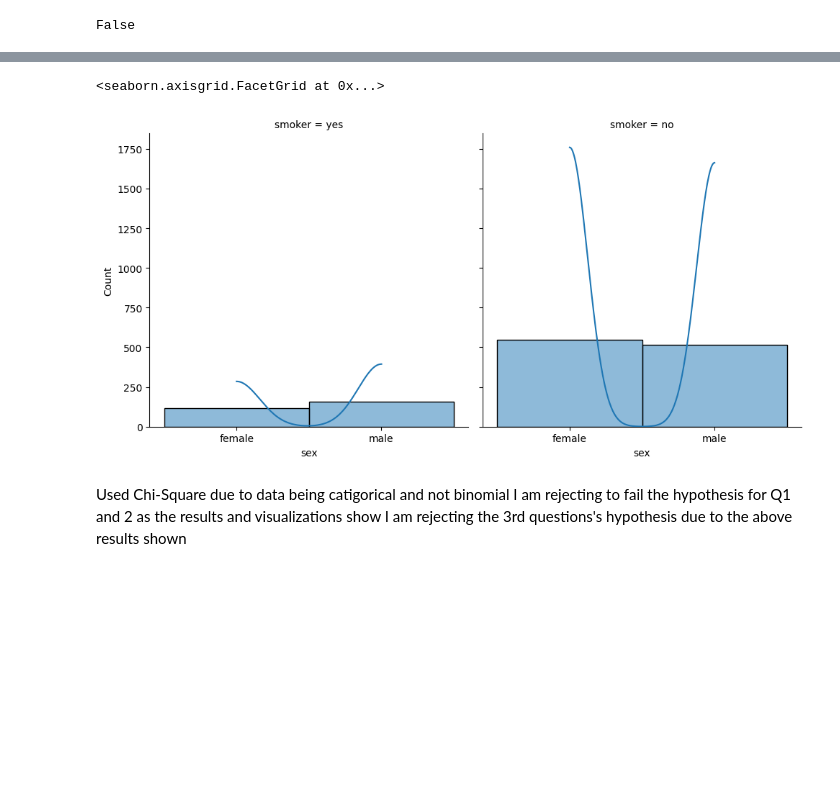
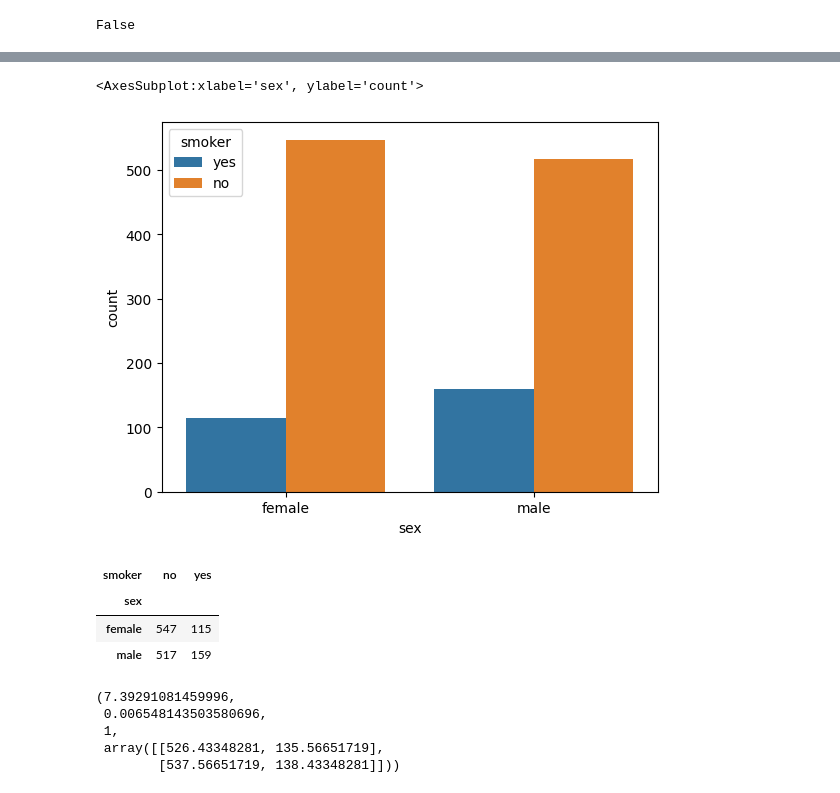
Before and after one commit to Metalface-code/Hypothesis-Testing-and-Distributions, a Jupyter notebook: Hypothesis Testing with Insurance Data.ipynb, the cells around one changed output, grey strips where cells are left out. Drawn from its saved outputs; the diff is of its cells as text; code cells hidden in the pictures; blank space fills up the shorter version.

```diff
--- a/Hypothesis Testing with Insurance Data.ipynb
+++ b/Hypothesis Testing with Insurance Data.ipynb
@@ -120,9 +142,22 @@ sns.displot(data=df, x='charges', col= 'region', kde=True)
 # %%
-sns.displot(data=df, x='sex', col= 'smoker', kde=True)
+sns.countplot(data=df, x='sex', hue= 'smoker')
 # %% [output]
-<seaborn.axisgrid.FacetGrid at 0x...>
+<AxesSubplot:xlabel='sex', ylabel='count'>
-[figure, old version]
+[figure, new version]
-# %% [markdown]
-Used Chi-Square due to data being catigorical and not binomial
-I am rejecting to fail the hypothesis for Q1 and 2 as the results and visualizations show
-I am rejecting the 3rd questions's hypothesis due to the above results shown
+# %%
+table = pd.crosstab(df['sex'], df['smoker'])
+table
+# %% [output]
+| smoker | no | yes |
+| sex |  |  |
+| female | 547 | 115 |
+| male | 517 | 159 |
+# %%
+stats.chi2_contingency(table)
+# p value is less than .05. we reject the Null
+# %% [output]
+(7.39291081459996,
+ 0.006548143503580696,
+ 1,
+ array([[526.43348281, 135.56651719],
+        [537.56651719, 138.43348281]]))
```
Also changed, not shown: parts of 15 cells of this notebook.
